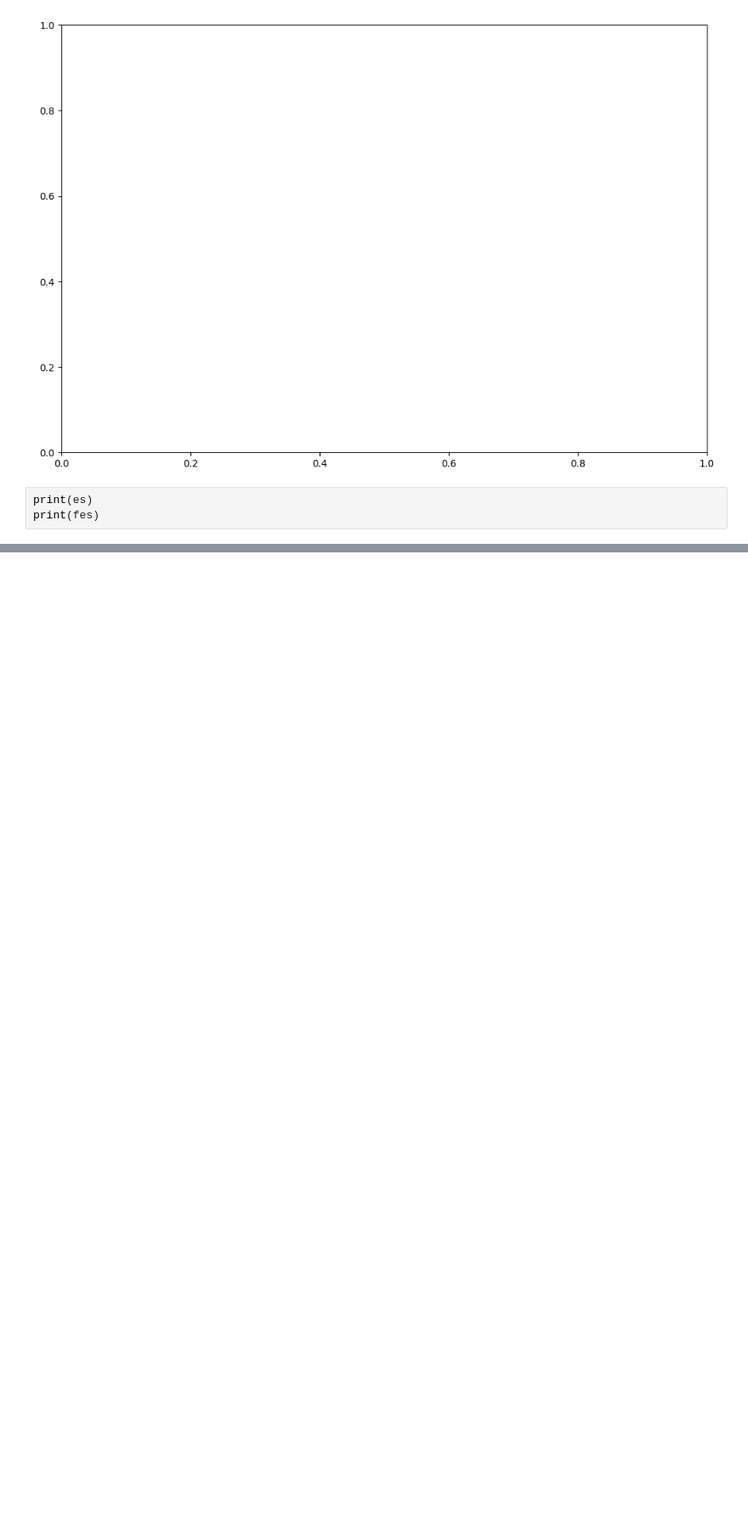
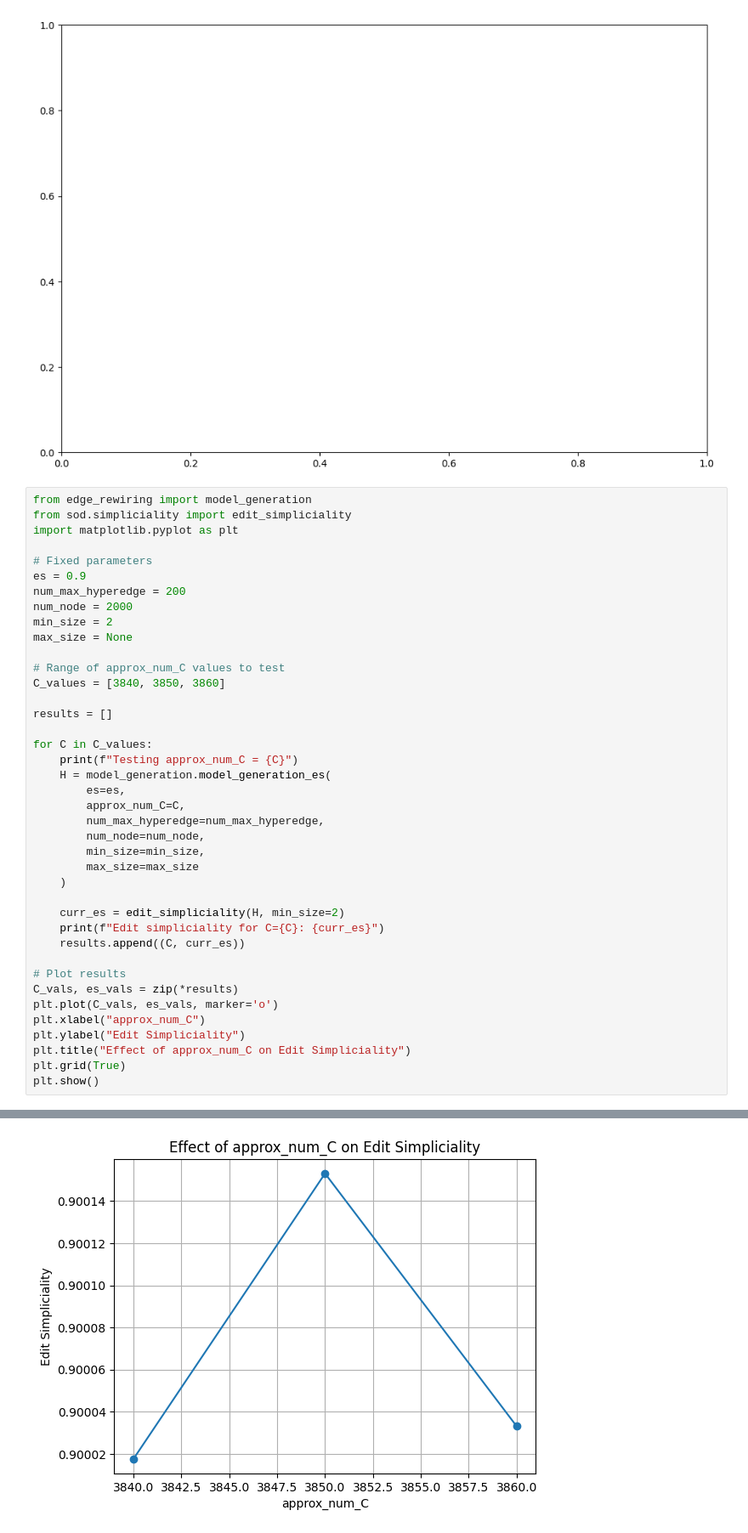
Before and after one commit to Departures2023/the-simpliciality-of-higher-order-networks, a Jupyter notebook: edge_rewiring/model_generation.ipynb, the cells around one changed output, grey strips where cells are left out. Shown: that part at 85% size. Saved outputs shown, nothing was run; the diff lists cells and outputs as text; blank space fills up the shorter version.

```diff
--- a/edge_rewiring/model_generation.ipynb
+++ b/edge_rewiring/model_generation.ipynb
@@ -189,6 +189,43 @@ Adding edge: [(1557, 1838), (1557, 1978), (1838, 1978), (1557, 1838, 1978)]
 XGIError: Every node must be a member of an edge to avoid divide by zero error!
 [figure]
 # %%
-print(es)
-print(fes)
+from edge_rewiring import model_generation
+from sod.simpliciality import edit_simpliciality
+import matplotlib.pyplot as plt
+
+# Fixed parameters
+es = 0.9
+num_max_hyperedge = 200
+num_node = 2000
+min_size = 2
+max_size = None
+
+# Range of approx_num_C values to test
+C_values = [3840, 3850, 3860]
+
+results = []
+
+for C in C_values:
+    print(f"Testing approx_num_C = {C}")
+    H = model_generation.model_generation_es(
+        es=es,
+        approx_num_C=C,
+        num_max_hyperedge=num_max_hyperedge,
+        num_node=num_node,
+        min_size=min_size,
+        max_size=max_size
+    )
+
+    curr_es = edit_simpliciality(H, min_size=2)
+    print(f"Edit simpliciality for C={C}: {curr_es}")
+    results.append((C, curr_es))
+
+# Plot results
+C_vals, es_vals = zip(*results)
+plt.plot(C_vals, es_vals, marker='o')
+plt.xlabel("approx_num_C")
+plt.ylabel("Edit Simpliciality")
+plt.title("Effect of approx_num_C on Edit Simpliciality")
+plt.grid(True)
+plt.show()
 # %% [output]
@@ -196,0 +249 @@ print(fes)
+[figure, added]
```
Also changed, not shown: parts of 1 cell of this notebook, 13 other files.
